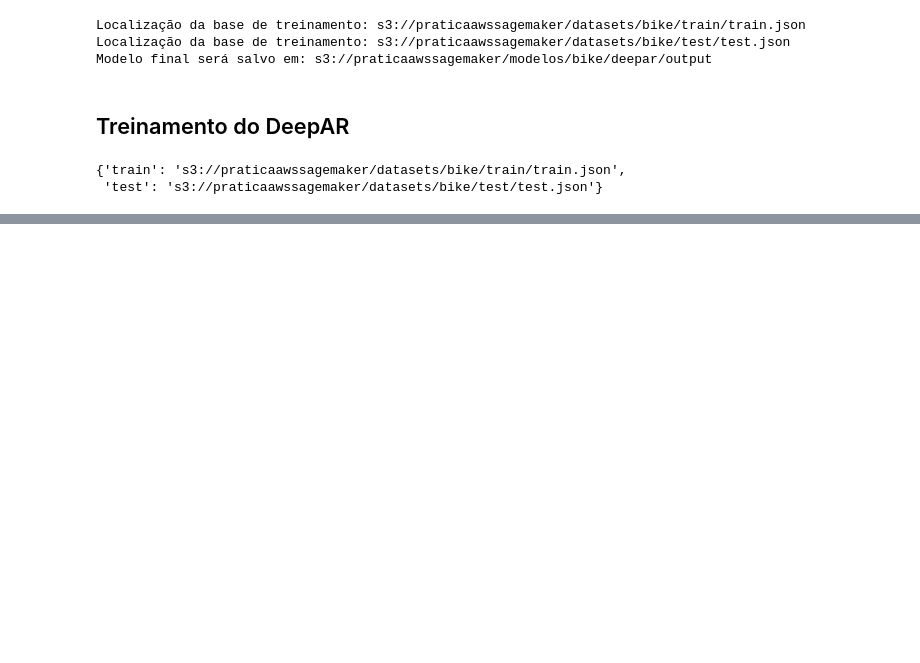
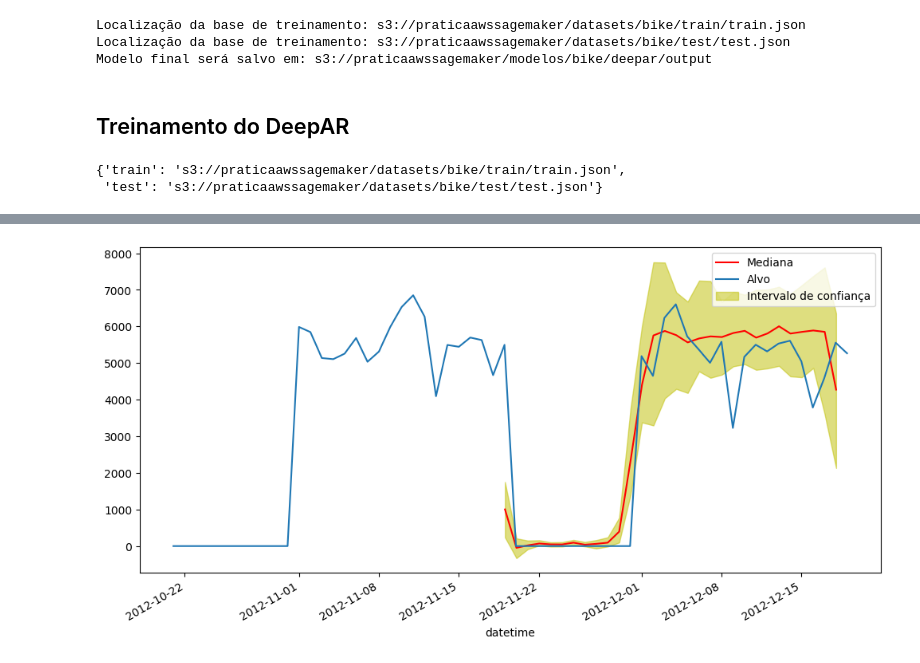
Before and after one commit to Joao-Inacio/Machine_Learning_com_AWS_SageMaker, a Jupyter notebook: Serie_Temporal/bikes_deepar.ipynb, the cells around one changed output, grey strips where cells are left out. Drawn from its saved outputs; the diff is of its cells as text; code cells hidden in the pictures; blank space fills up the shorter version.

```diff
--- a/Serie_Temporal/bikes_deepar.ipynb
+++ b/Serie_Temporal/bikes_deepar.ipynb
@@ -301,0 +306,3 @@ Managed Spot Training savings: 70.5%
+# %%
+job_name = deepar.latest_training_job.name
+print(f'Job name: {job_name}')
@@ -301,0 +311,5 @@ Managed Spot Training savings: 70.5%
+# %%
+endpoint = session.endpoint_from_job(
+    job_name=job_name, initial_instance_count=1, instance_type='ml.m5.xlarge',
+    image_uri=container, role=role
+)
@@ -301,0 +373,8 @@ Managed Spot Training savings: 70.5%
+# %%
+predictor = DeepARPredictor(
+    endpoint_name=endpoint, sagemaker_session=session
+)
+predictor.set_prediction_parameters(freq, prediction_length)
+predictor.serializer.content_type = 'application/json'
+# %%
+previsoes = predictor.predict(serie_temporal_treinamento)
@@ -301,0 +401,13 @@ Managed Spot Training savings: 70.5%
+# %%
+for k in range(len(previsoes)):
+    plt.figure(figsize=(12,6))
+    previsoes[k]['0.5'].plot(label = 'Mediana', color = 'red')
+    #serie_temporal_teste[k].plot(label = 'Alvo')
+    serie_temporal_teste[k][-prediction_length - context_length:].plot(label = 'Alvo')
+    p10 = previsoes[k]['0.1']
+    p90 = previsoes[k]['0.9']
+    plt.fill_between(p10.index, p10, p90, color = 'y', alpha = 0.5, label = 'Intervalo de confiança')
+    plt.legend()
+    plt.show()
+# %% [output]
+[figure, added]
```
Also changed, not shown: parts of 11 cells of this notebook.
